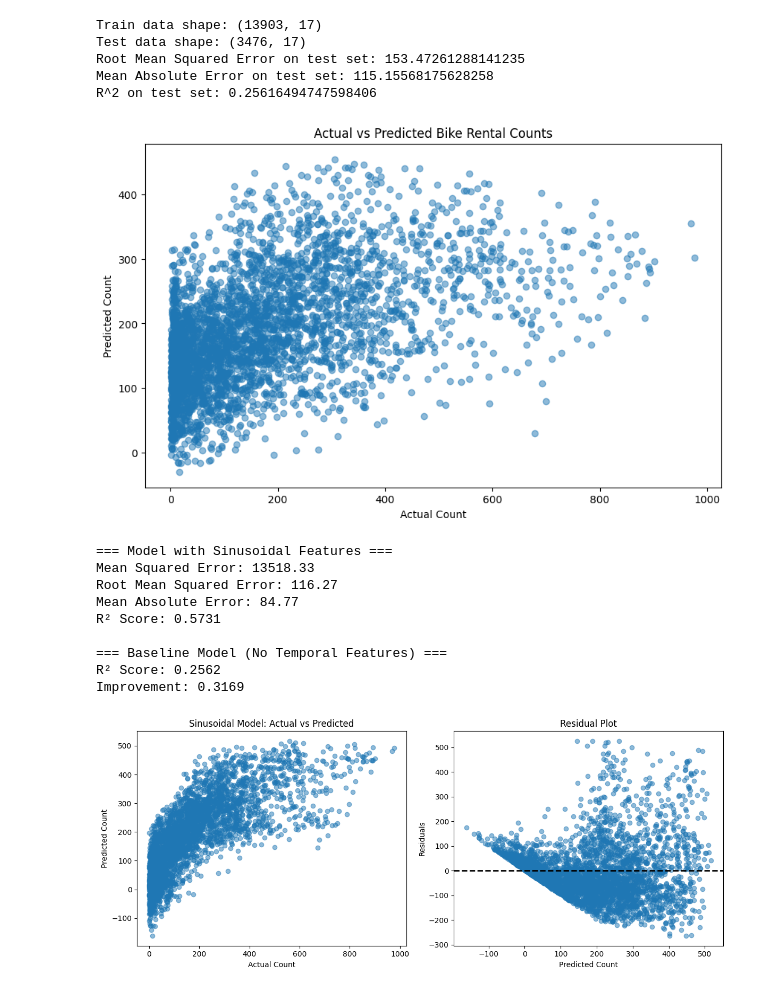
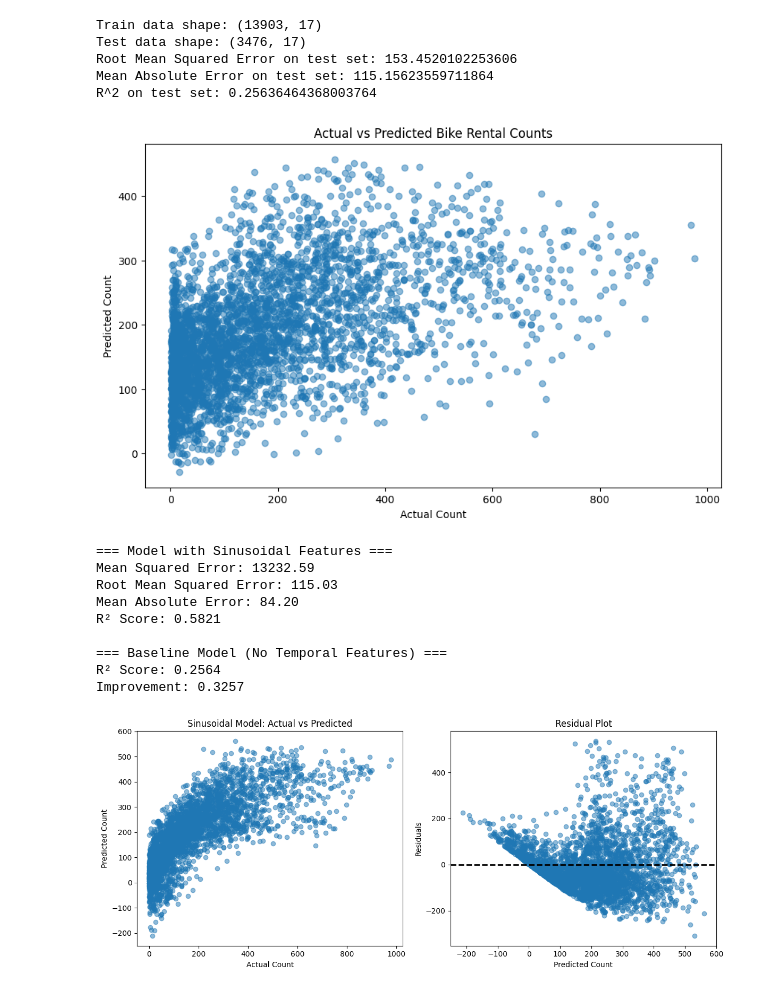
Before and after one commit to mwpersson/mini-project-1, a Jupyter notebook: notebooks/02_modeling.ipynb, the cells around one changed output. Saved outputs shown, nothing was run; the diff lists cells and outputs as text; code cells hidden in the pictures.

Commit message:
added holiday, weekday, workday into model

```diff
--- a/notebooks/02_modeling.ipynb
+++ b/notebooks/02_modeling.ipynb
@@ -13,7 +13,7 @@ hourly_bike = pd.read_csv('../data/hour.csv')
 
 # standardize the data
 scaler = StandardScaler()
-hourly_bike[['temp', 'hum', 'windspeed']] = scaler.fit_transform(hourly_bike[['temp', 'hum', 'windspeed']])
+hourly_bike[['temp', 'hum', 'windspeed', 'holiday', 'workingday', 'weekday']] = scaler.fit_transform(hourly_bike[['temp', 'hum', 'windspeed', 'holiday', 'workingday', 'weekday']])
 
 # train/test split
 train_data, test_data = train_test_split(hourly_bike, test_size=0.2, random_state=42)
@@ -22,15 +22,15 @@ print(f"Test data shape: {test_data.shape}")
 
 # Fit a simple linear regression model
 model = LinearRegression(fit_intercept=True)
-X_train = train_data[['temp', 'hum', 'windspeed']]
+X_train = train_data[['temp', 'hum', 'windspeed', 'holiday', 'workingday', 'weekday']]
 y_train = train_data['cnt']
-X_test = test_data[['temp', 'hum', 'windspeed']]
+X_test = test_data[['temp', 'hum', 'windspeed', 'holiday', 'workingday', 'weekday']]
 y_test = test_data['cnt']
 
 
-scaler = StandardScaler()  # YOUR CODE: StandardScaler()
-X_train_scaled = scaler.fit_transform(X_train)  # YOUR CODE: fit_transform
-X_test_scaled = scaler.transform(X_test)   # YOUR CODE: transform only
+scaler = StandardScaler()
+X_train_scaled = scaler.fit_transform(X_train)
+X_test_scaled = scaler.transform(X_test)
 
 model.fit(X_train_scaled, y_train)
 
@@ -55,19 +55,15 @@ plt.scatter(y_test, y_pred, alpha=0.5)
 plt.xlabel('Actual Count')
 plt.ylabel('Predicted Count')
 plt.title('Actual vs Predicted Bike Rental Counts')
-# plt.plot([y_test.min(), y_test.max()], [y_test.min(), y_test.max()], 'k--', lw=2)
 plt.show()
 # %% [output]
 Train data shape: (13903, 17)
 Test data shape: (3476, 17)
-Root Mean Squared Error on test set: 153.47261288141235
-Mean Absolute Error on test set: 115.15568175628258
-R^2 on test set: 0.25616494747598406
+Root Mean Squared Error on test set: 153.4520102253606
+Mean Absolute Error on test set: 115.15623559711864
+R^2 on test set: 0.25636464368003764
-[figure, old version]
+[figure, new version]
 # %%
-
-
-
 # Create sinusoidal features for time of day and month
 train_data_copy = train_data.copy()
 test_data_copy = test_data.copy()
@@ -90,10 +86,10 @@ test_data_copy['month_cos'] = np.cos(2 * np.pi * (test_data_copy['mnth'] - 1) /
 
 # Fit linear regression model with sinusoidal features
 model_sinusoidal = LinearRegression()
-X_train_sin = train_data_copy[['temp', 'hum', 'windspeed', 'hour_sin', 'hour_cos', 'month_sin', 'month_cos']]
+X_train_sin = train_data_copy[['temp', 'hum', 'windspeed', 'holiday', 'workingday', 'weekday', 'hour_sin', 'hour_cos', 'month_sin', 'month_cos']]
 y_train_sin = train_data_copy['cnt']
 
-X_test_sin = test_data_copy[['temp', 'hum', 'windspeed', 'hour_sin', 'hour_cos', 'month_sin', 'month_cos']]
+X_test_sin = test_data_copy[['temp', 'hum', 'windspeed', 'holiday', 'workingday', 'weekday', 'hour_sin', 'hour_cos', 'month_sin', 'month_cos']]
 y_test_sin = test_data_copy['cnt']
 
 # Standardize features
@@ -126,40 +122,40 @@ print(f"R² Score: {r2_sin:.4f}")
 
 # Compare with baseline model
 r2_baseline = r2_score(y_test, y_pred)
 print(f"\n=== Baseline Model (No Temporal Features) ===")
 print(f"R² Score: {r2_baseline:.4f}")
 print(f"Improvement: {(r2_sin - r2_baseline):.4f}")
 
 # Plot comparison
 plt.figure(figsize=(12, 5))
 
 plt.subplot(1, 2, 1)
 plt.scatter(y_test_sin, y_pred_sin, alpha=0.5, label='With Sinusoidal Features')
 plt.xlabel('Actual Count')
 plt.ylabel('Predicted Count')
 plt.title('Sinusoidal Model: Actual vs Predicted')
 
 plt.subplot(1, 2, 2)
 residuals = y_test_sin - y_pred_sin
 plt.scatter(y_pred_sin, residuals, alpha=0.5)
 plt.axhline(y=0, color='k', linestyle='--', lw=2)
 plt.xlabel('Predicted Count')
 plt.ylabel('Residuals')
 plt.title('Residual Plot')
 
 plt.tight_layout()
 plt.show()
 # %% [output]
 === Model with Sinusoidal Features ===
-Mean Squared Error: 13518.33
-Root Mean Squared Error: 116.27
-Mean Absolute Error: 84.77
-R² Score: 0.5731
+Mean Squared Error: 13232.59
+Root Mean Squared Error: 115.03
+Mean Absolute Error: 84.20
+R² Score: 0.5821
 
 === Baseline Model (No Temporal Features) ===
-R² Score: 0.2562
-Improvement: 0.3169
+R² Score: 0.2564
+Improvement: 0.3257
-[figure, old version]
+[figure, new version]
 # %%
 
 ridge_alphas = [0.1, 1.0, 10.0]
```
Also changed, not shown: parts of 1 cell of this notebook.
